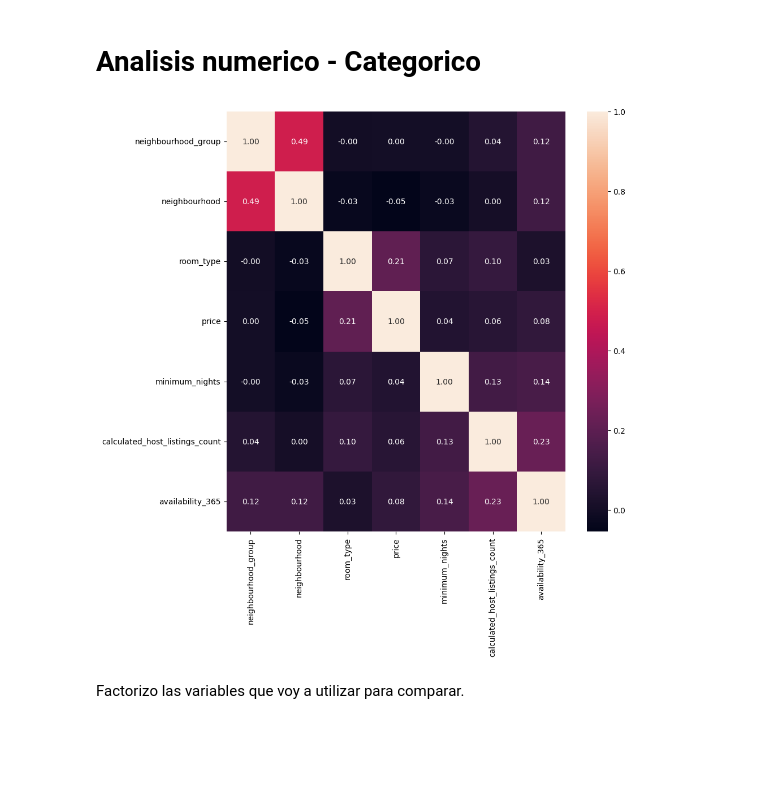
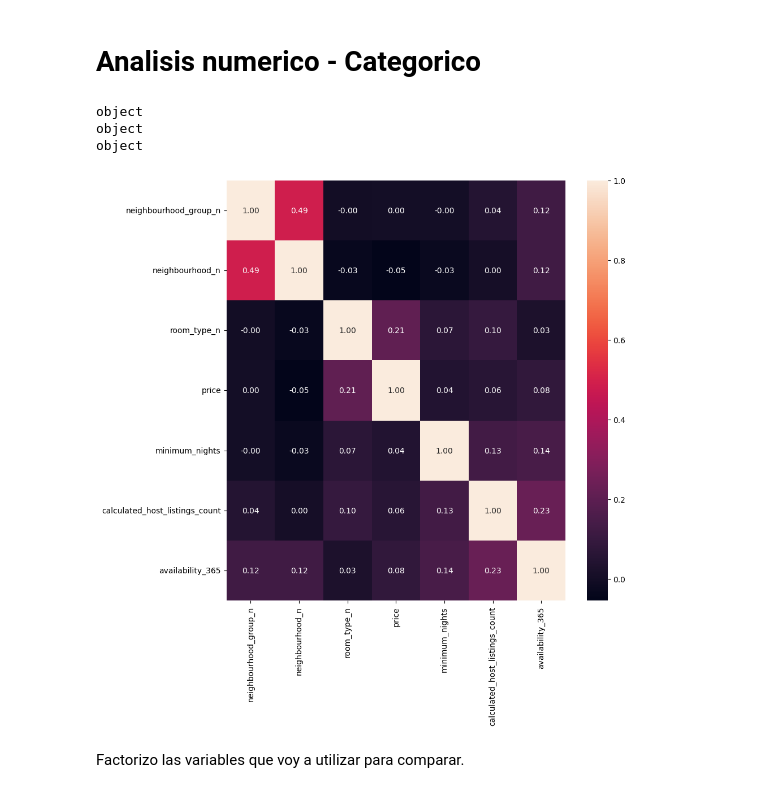
Before and after one commit to Reezo912/Data-preprocessing-project, a Jupyter notebook: src/app.ipynb, the cells around one changed output. Saved outputs shown, nothing was run; the diff lists cells and outputs as text; code cells hidden in the pictures; blank space fills up the shorter version.

```diff
--- a/src/app.ipynb
+++ b/src/app.ipynb
@@ -184,20 +173,52 @@ plt.show()
 Se puede observar que Manhattan es el barrio donde mas casas se alquilan y brooklyn por poco es el barrio donde mas habitaciones. En cuanto a las habitaciones compartidas los barrios son bastante equitativos
 # %% [markdown]
 # Analisis numerico - Categorico
-# %%
-df["room_type"] = pd.factorize(df["room_type"])[0]
-df["neighbourhood_group"] = pd.factorize(df["neighbourhood_group"])[0]
-df["neighbourhood"] = pd.factorize(df["neighbourhood"])[0]
-
-fig, axes = plt.subplots(figsize=(10, 10))
-
-sns.heatmap(df[["neighbourhood_group", "neighbourhood", "room_type", "price", "minimum_nights", "calculated_host_listings_count", "availability_365"]].corr(), annot = True, fmt = ".2f")
-
-plt.tight_layout()
-
-# Draw Plot
-plt.show()
-# %% [output]
-[figure, removed]
+# %%
+print(df["neighbourhood_group"].dtype)
+print(df["room_type"].dtype)
+print(df["neighbourhood"].dtype)
+# %% [output]
+object
+object
+object
+# %%
+import json
+
+# Factorizo y guardo las claves en diccionarios .json para saber las reglas de transformacion
+
+df["room_type_n"] = pd.factorize(df["room_type"])[0]
+room_type_transformation_rules = {row["room_type"]: row["room_type_n"] for _, row in df[["room_type", "room_type_n"]].drop_duplicates().iterrows()}
+
+with open("room_type_n_transformation_rules.json", "w") as f:
+  json.dump(room_type_transformation_rules, f)
+
+
+df["neighbourhood_group_n"] = pd.factorize(df["neighbourhood_group"])[0]
+neighbourhood_group_transformation_rules = {row["neighbourhood_group"]: row["neighbourhood_group_n"] for _, row in df[["neighbourhood_group", "neighbourhood_group_n"]].drop_duplicates().iterrows()}
+
+with open("neighbourhood_group_n.json", "w") as f:
+  json.dump(neighbourhood_group_transformation_rules, f)
+
+
+df["neighbourhood_n"] = pd.factorize(df["neighbourhood"])[0]
+neighbourhood_transformation_rules = {row["neighbourhood"]: row["neighbourhood_n"] for _, row in df[["neighbourhood", "neighbourhood_n"]].drop_duplicates().iterrows()}
+
+with open("neighbourhood_n.json", "w") as f:
+  json.dump(neighbourhood_transformation_rules, f)
+
+
+
+
+
+fig, axes = plt.subplots(figsize=(10, 10))
+
+sns.heatmap(df[["neighbourhood_group_n", "neighbourhood_n", "room_type_n", "price", "minimum_nights", "calculated_host_listings_count", "availability_365"]].corr(), annot = True, fmt = ".2f")
+
+plt.tight_layout()
+
+# Draw Plot
+plt.show()
+# %% [output]
+[figure, added]
 # %% [markdown]
 Factorizo las variables que voy a utilizar para comparar.
```
Also changed, not shown: parts of 1 cell of this notebook.
